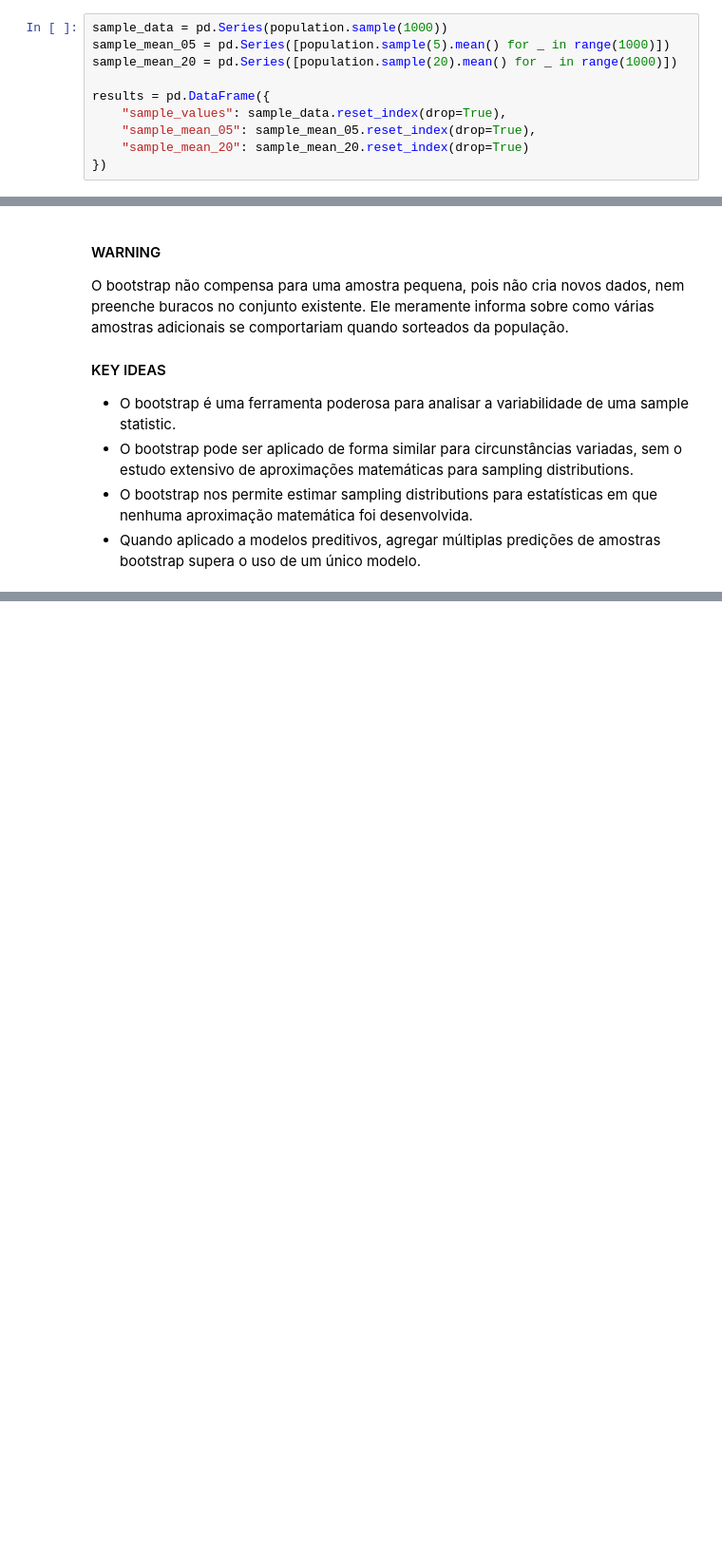
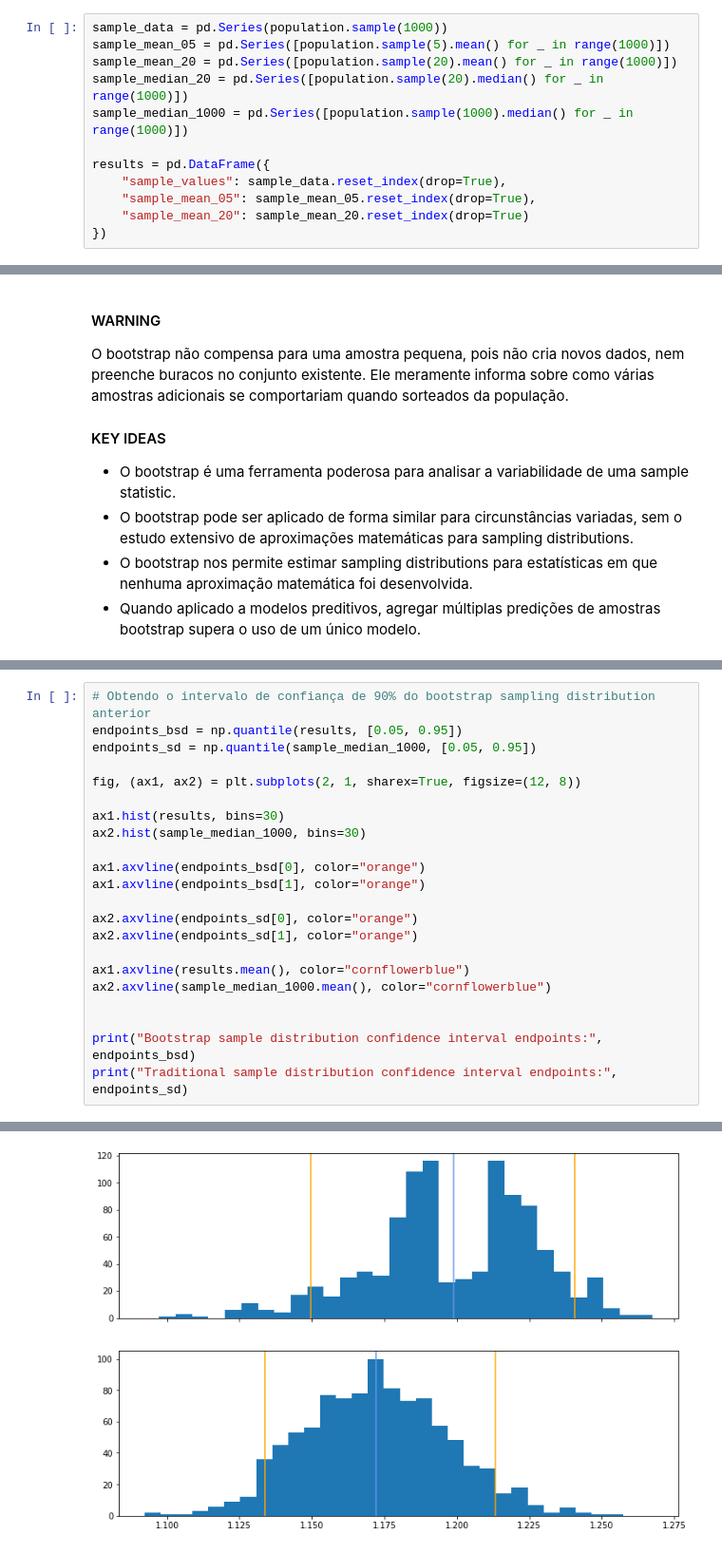
Before and after one commit to hoadcoder/SundayLearning, a Jupyter notebook: notebooks/content/15_sampling.ipynb, the cells around one changed output, grey strips where cells are left out. Shown at 95% size. Cells and saved outputs as stored; diff of their text form; blank space fills up the shorter version.

```diff
--- a/notebooks/content/15_sampling.ipynb
+++ b/notebooks/content/15_sampling.ipynb
@@ -134,6 +132,8 @@ plt.xticks(np.arange(0.5, 6, .5), np.arange(0.5, 6, .5));
 sample_data = pd.Series(population.sample(1000))
 sample_mean_05 = pd.Series([population.sample(5).mean() for _ in range(1000)])
 sample_mean_20 = pd.Series([population.sample(20).mean() for _ in range(1000)])
+sample_median_20 = pd.Series([population.sample(20).median() for _ in range(1000)])
+sample_median_1000 = pd.Series([population.sample(1000).median() for _ in range(1000)])
 
 results = pd.DataFrame({
     "sample_values": sample_data.reset_index(drop=True),
@@ -241,0 +262,23 @@ O bootstrap não compensa para uma amostra pequena, pois não cria novos dados,
+# %%
+# Obtendo o intervalo de confiança de 90% do bootstrap sampling distribution anterior
+endpoints_bsd = np.quantile(results, [0.05, 0.95])
+endpoints_sd = np.quantile(sample_median_1000, [0.05, 0.95])
+
+fig, (ax1, ax2) = plt.subplots(2, 1, sharex=True, figsize=(12, 8))
+
+ax1.hist(results, bins=30)
+ax2.hist(sample_median_1000, bins=30)
+
+ax1.axvline(endpoints_bsd[0], color="orange")
+ax1.axvline(endpoints_bsd[1], color="orange")
+
+ax2.axvline(endpoints_sd[0], color="orange")
+ax2.axvline(endpoints_sd[1], color="orange")
+
+ax1.axvline(results.mean(), color="cornflowerblue")
+ax2.axvline(sample_median_1000.mean(), color="cornflowerblue")
+
+
+print("Bootstrap sample distribution confidence interval endpoints:", endpoints_bsd)
+print("Traditional sample distribution confidence interval endpoints:", endpoints_sd)
+# %% [output]
@@ -241,0 +287 @@ O bootstrap não compensa para uma amostra pequena, pois não cria novos dados,
+[figure, added]
```
Also changed, not shown: parts of 27 cells of this notebook, 1 other file.
